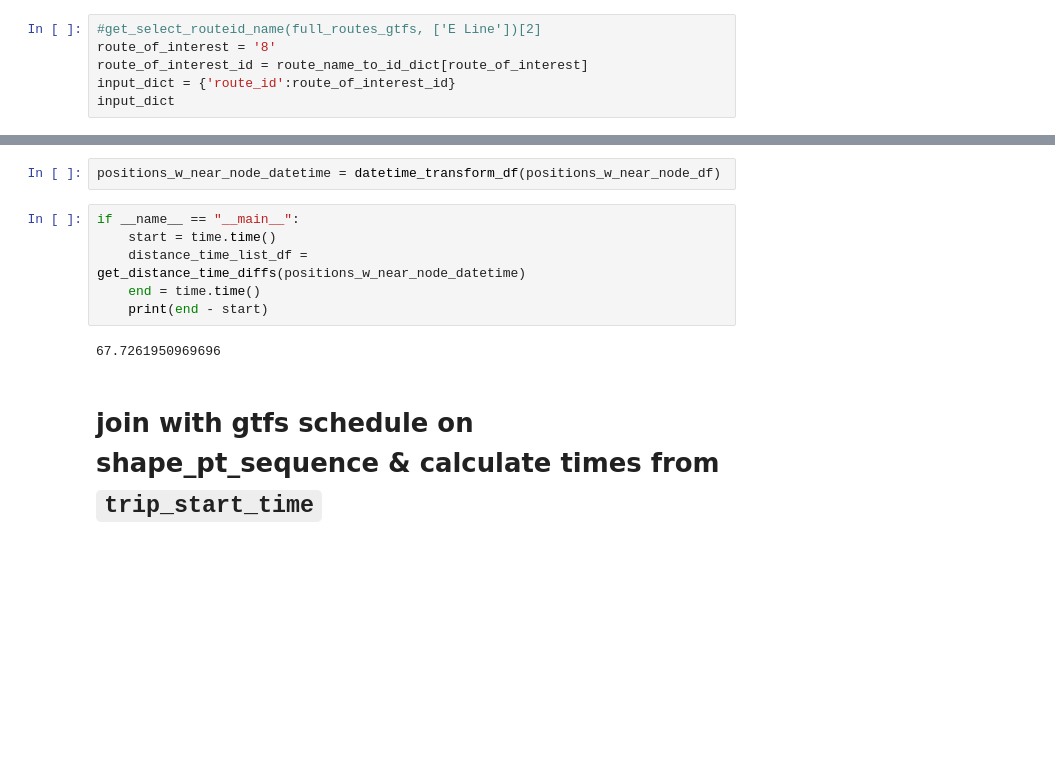
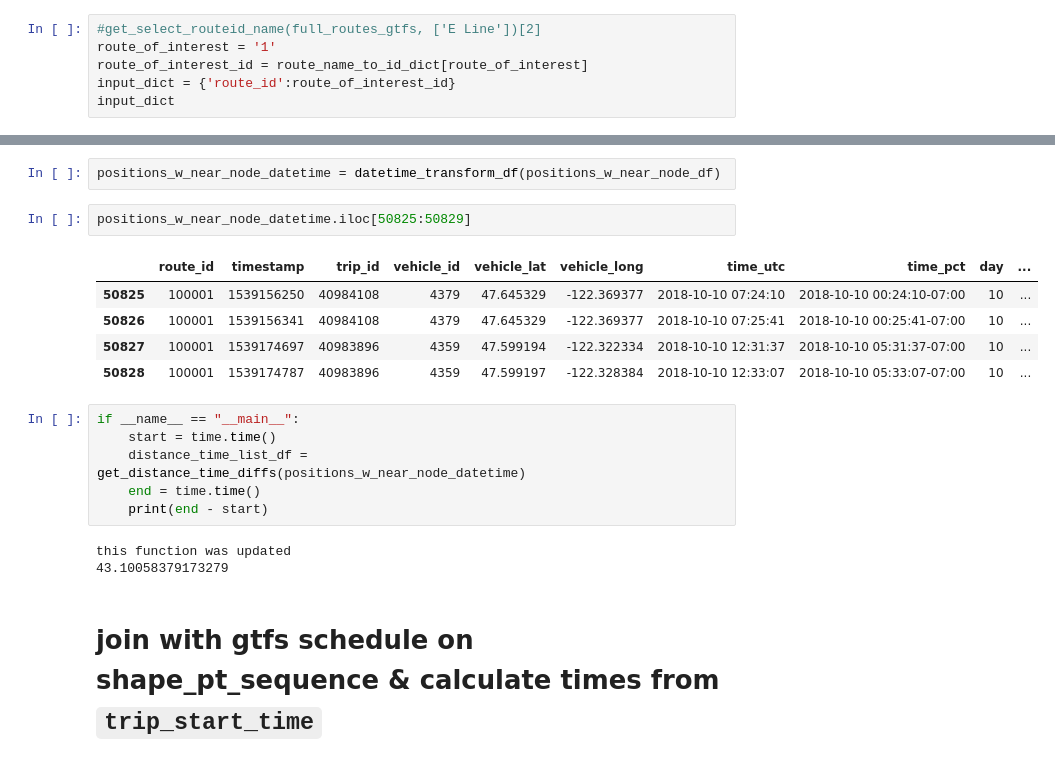
Before and after one commit to 350Seattle-Transportation-Team/gtfs-realtime, a Jupyter notebook: route_shape_process/02_transform_locations.ipynb, the cells around one changed output, grey strips where cells are left out. Drawn from its saved outputs; the diff is of its cells as text; blank space fills up the shorter version.

```diff
--- a/route_shape_process/02_transform_locations.ipynb
+++ b/route_shape_process/02_transform_locations.ipynb
@@ -48,7 +48,7 @@ route_name_to_id_dict = dict(zip(full_routes_gtfs.route_short_name.tolist(),full
 ## select a route
 # %%
 #get_select_routeid_name(full_routes_gtfs, ['E Line'])[2]
-route_of_interest = '8'
+route_of_interest = '1'
 route_of_interest_id = route_name_to_id_dict[route_of_interest]
 input_dict = {'route_id':route_of_interest_id}
 input_dict
@@ -134,6 +134,14 @@ if __name__ == "__main__":
 # convert `time_pct` to Pacific time for datetime tranforms below
 # %%
 positions_w_near_node_datetime = datetime_transform_df(positions_w_near_node_df)
+# %%
+positions_w_near_node_datetime.iloc[50825:50829]
+# %% [output]
+|  | route_id | timestamp | trip_id | vehicle_id | vehicle_lat | vehicle_long | time_utc | time_pct | day | ... |
+| 50825 | 100001 | 1539156250 | 40984108 | 4379 | 47.645329 | -122.369377 | 2018-10-10 07:24:10 | 2018-10-10 00:24:10-07:00 | 10 | ... |
+| 50826 | 100001 | 1539156341 | 40984108 | 4379 | 47.645329 | -122.369377 | 2018-10-10 07:25:41 | 2018-10-10 00:25:41-07:00 | 10 | ... |
+| 50827 | 100001 | 1539174697 | 40983896 | 4359 | 47.599194 | -122.322334 | 2018-10-10 12:31:37 | 2018-10-10 05:31:37-07:00 | 10 | ... |
+| 50828 | 100001 | 1539174787 | 40983896 | 4359 | 47.599197 | -122.328384 | 2018-10-10 12:33:07 | 2018-10-10 05:33:07-07:00 | 10 | ... |
 # %%
 if __name__ == "__main__":
     start = time.time()
@@ -141,7 +149,8 @@ if __name__ == "__main__":
     end = time.time()
     print(end - start)
 # %% [output]
-67.7261950969696
+this function was updated
+43.10058379173279
 # %% [markdown]
 # join with gtfs schedule on shape_pt_sequence & calculate times from `trip_start_time`
 # %%
```
Also changed, not shown: parts of 2 cells of this notebook, 2 other files.
